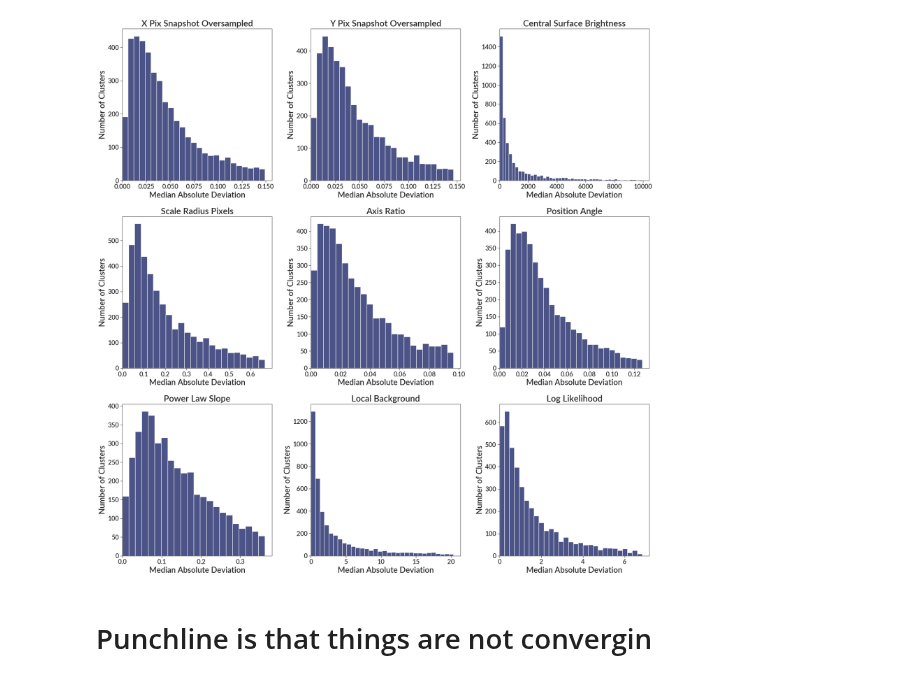
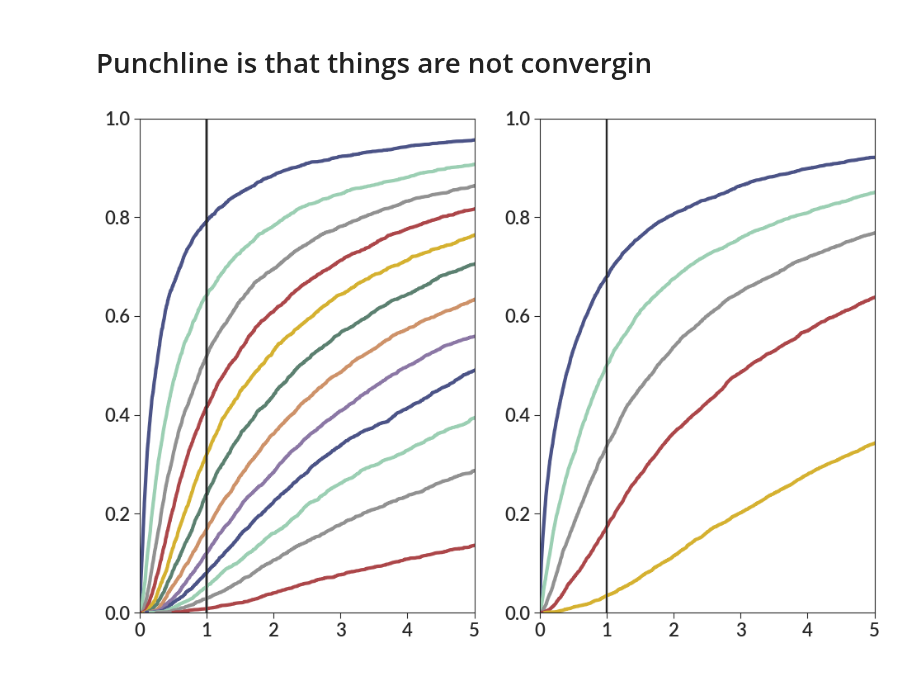
Before and after one commit to gillenbrown/LEGUS-sizes, a Jupyter notebook: testing/starting_point_variance.ipynb, the cells around one changed output. Cells and saved outputs as stored; diff of their text form; code cells hidden in the pictures.

```diff
--- a/testing/starting_point_variance.ipynb
+++ b/testing/starting_point_variance.ipynb
@@ -55,16 +78,2 @@ for ax, col in zip(axs, std_cols):
-# %%
-fig, axs = bpl.subplots(ncols=3, nrows=3, figsize=[20, 20])
-axs = axs.flatten()
-for ax, col in zip(axs, mad_cols):
-    data = big_table[col]
-
-    bin_size = 0.1 * (np.percentile(data, 75) - np.percentile(data, 25))
-    bins = np.arange(0, np.percentile(data, 90), bin_size)
-    ax.hist(data, bins=bins)
-    name = col[:-7].replace("_", " ").title()
-    ax.add_labels("Median Absolute Deviation", "Number of Clusters", name)
-    ax.set_limits(0)
-# %% [output]
-[figure, removed]
 # %% [markdown]
 # Punchline is that things are not convergin
@@ -70,0 +89,13 @@ for ax, col in zip(axs, mad_cols):
+# %%
+fig, axs = bpl.subplots(ncols=2)
+for i in range(1, 13):
+    axs[0].plot(*make_cumulative_histogram(big_table_new[f"delta_log_likelihood_{i}"]))
+    axs[0].axvline(1)
+for i in range(1, 6):
+    axs[1].plot(*make_cumulative_histogram(big_table_old[f"delta_log_likelihood_{i}"]))
+    axs[1].axvline(1)
+
+for ax in axs:
+    ax.set_limits(0, 5, 0, 1)
+# %% [output]
+[figure, added]
```
Also changed, not shown: parts of 10 cells of this notebook, 3 other files.
